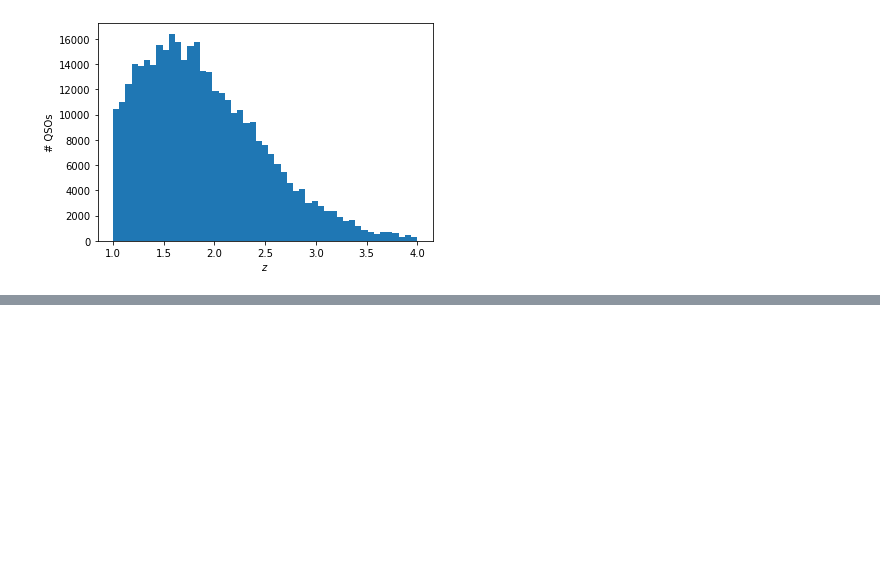
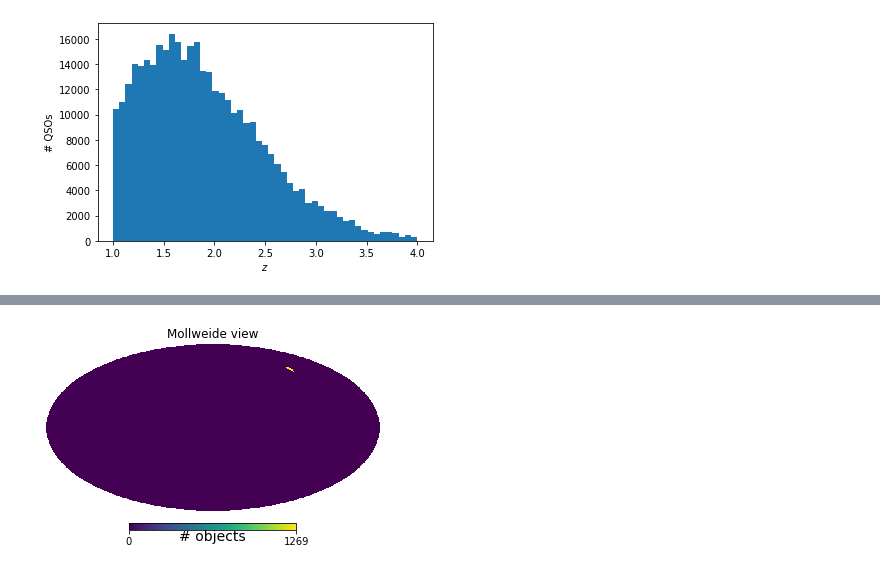
Before and after one commit to cramirezpe/QSO_clustering_analysis, a Jupyter notebook: DESI_SV3_data/read_qsos.ipynb, the cells around one changed output, grey strips where cells are left out. Drawn from its saved outputs; the diff is of its cells as text; code cells hidden in the pictures; blank space fills up the shorter version.

Commit message:
desi data

```diff
--- a/DESI_SV3_data/read_qsos.ipynb
+++ b/DESI_SV3_data/read_qsos.ipynb
@@ -67,0 +84,10 @@ rand = FilesBase(QSO
+# %%
+data_mask = data_full.healpixels == 634
+ran_mask = ran_full.healpixels == 634
+# %%
+masked_data = FilesBase('/global/cfs/cdirs/desi/survey/catalogs/SV3/LSS/everest/LSScats/2.1/QSO_clustering.dat.fits', mask=data_mask)
+masked_rand = FilesBase(Path(data_full.file_paths[0]).parent / 'QSO_0_clustering.ran.fits', mask=ran_mask)
+# %%
+masked_data.plot_footprint()
+# %% [output]
+[figure, added]
```
Also changed, not shown: parts of 23 cells of this notebook, 1 other file.
